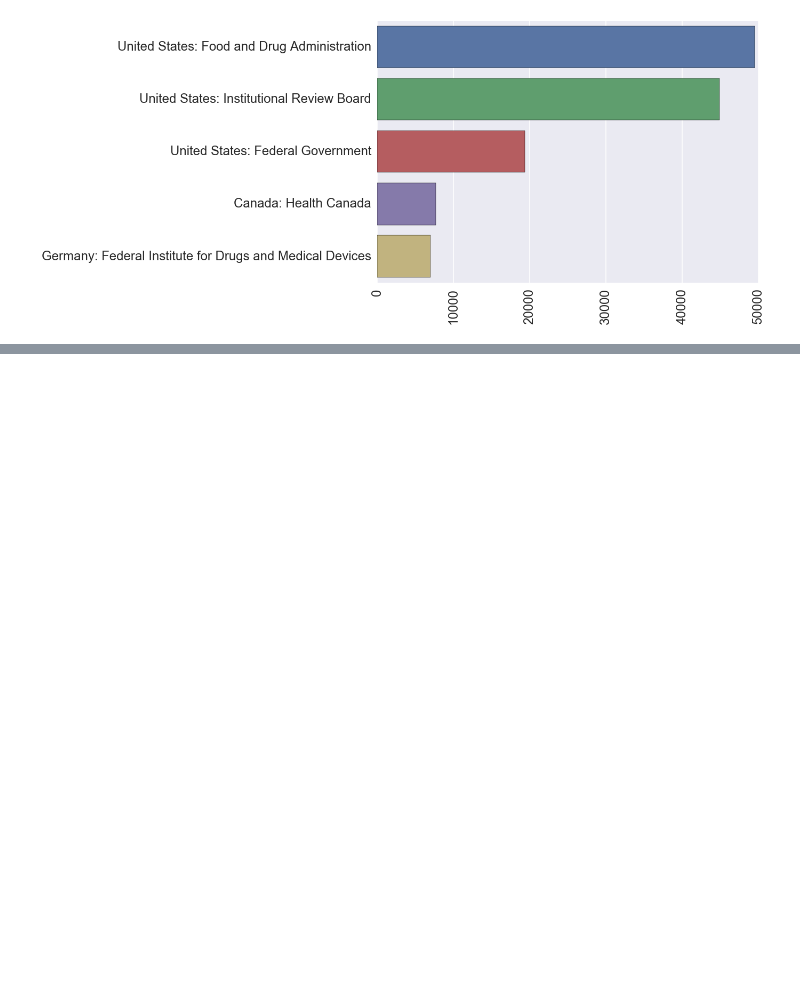
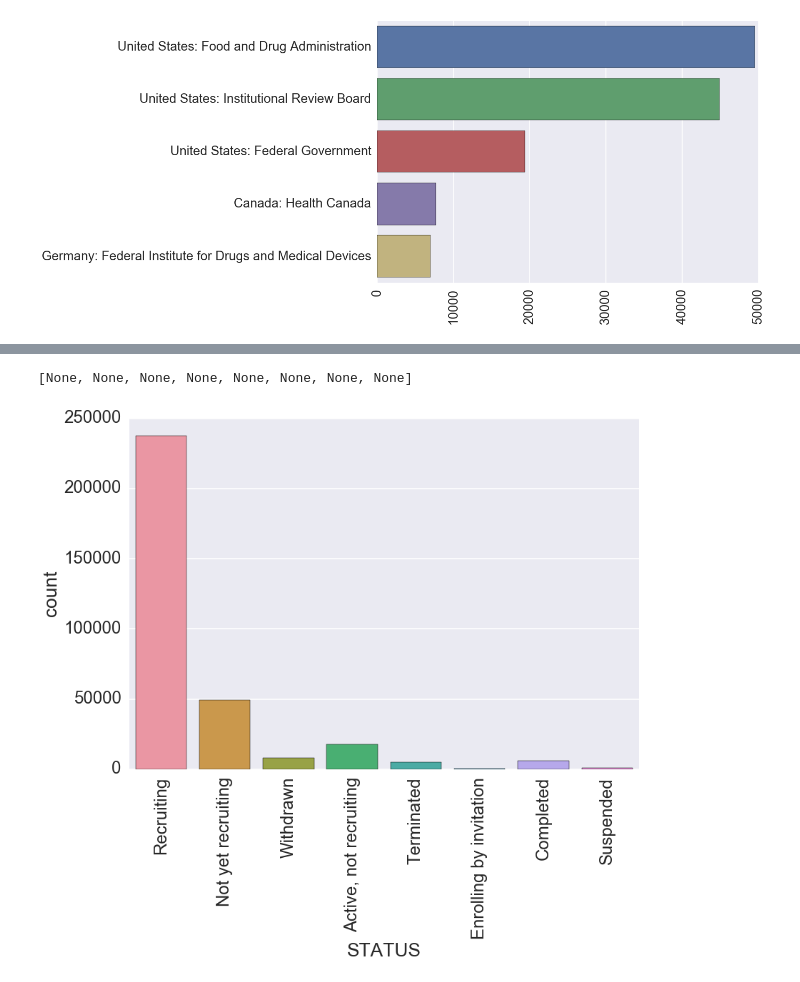
Before and after one commit to szeitlin/clinicaltrials, a Jupyter notebook: 07182016_initial_eda_contn.ipynb, the cells around one changed output, grey strips where cells are left out. Saved outputs shown, nothing was run; the diff lists cells and outputs as text; code cells hidden in the pictures; blank space fills up the shorter version.

```diff
--- a/07182016_initial_eda_contn.ipynb
+++ b/07182016_initial_eda_contn.ipynb
@@ -240,3 +240,6 @@ def make_countplot(df, colname, top=20):
 make_countplot(places, 'AUTHORITY', top=5)
 # %% [output]
 [figure]
+# %%
+facilities = pd.read_csv('facilities.txt', sep='|', error_bad_lines=False)
+facilities.head()
@@ -242,0 +266,8 @@ make_countplot(places, 'AUTHORITY', top=5)
+# %%
+status = facilities['STATUS'].dropna()
+sns.countplot(status)
+locs, labels = plt.xticks()
+plt.setp(labels, rotation=90)
+# %% [output]
+[None, None, None, None, None, None, None, None]
+[figure, added]
```
Also changed, not shown: parts of 2 cells of this notebook, 2 other files.
